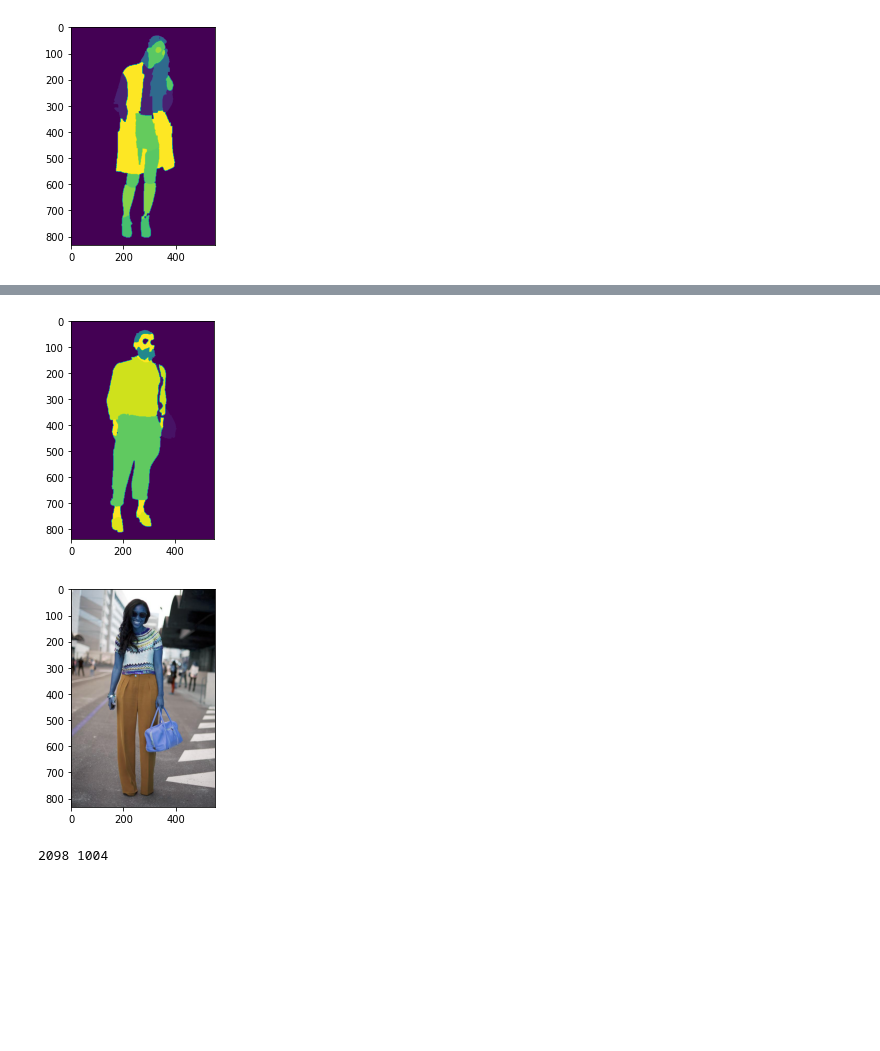
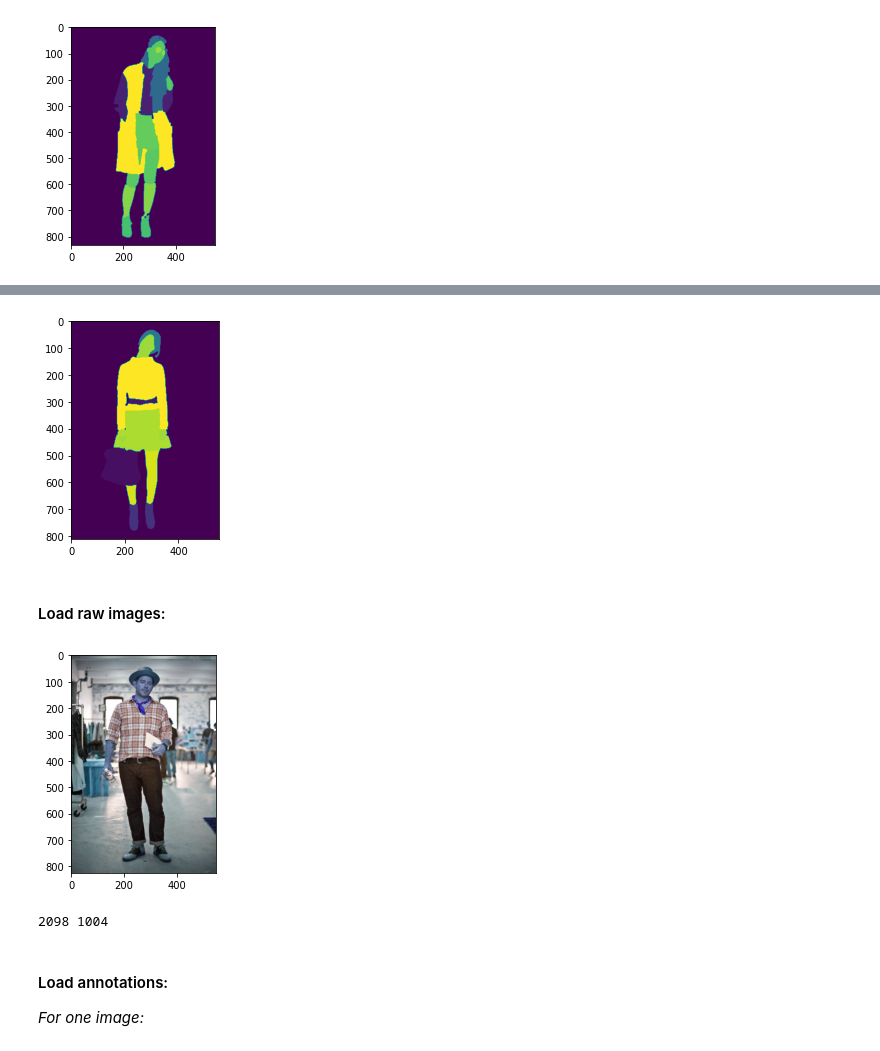
Before and after one commit to Farida-Hamid/Subtract-The-Model, a Jupyter notebook: Prep-Visualise-Data.ipynb, the cells around one changed output, grey strips where cells are left out. Drawn from its saved outputs; the diff is of its cells as text; code cells hidden in the pictures; blank space fills up the shorter version.

Commit message:
Load and visualize all data.

```diff
--- a/Prep-Visualise-Data.ipynb
+++ b/Prep-Visualise-Data.ipynb
@@ -9,5 +9,5 @@ import cv2
 # %%
 data_path = '/Users/farida/Documents/subtract-model/clothing-co-parsing/'
 
-seg = sio.loadmat(data_path + 'annotations/pixel-level/0001.mat')
+segs = sio.loadmat(data_path + 'annotations/pixel-level/0001.mat')
 # %%
@@ -23,9 +40,11 @@ for image in os.listdir(data_path):
         data = sio.loadmat(data_path + image)
         seg.append(data['groundtruth'])
 # %%
-imgplot = plt.imshow(seg[1])
+imgplot = plt.imshow(seg[0])
 # %% [output]
-[figure, old version]
+[figure, new version]
+# %% [markdown]
+#### Load raw images:
 # %%
 data_path = '/Users/farida/Documents/subtract-model/clothing-co-parsing/photos/'
 raw = []
@@ -34,10 +53,14 @@ for image in os.listdir(data_path):
     if os.path.isfile(os.path.join(data_path, image)):
         raw.append(cv2.imread(data_path+image))
 # %%
-imgplot = plt.imshow(raw[19])
+imgplot = plt.imshow(raw[0])
 # %% [output]
-[figure, old version]
+[figure, new version]
 # %%
 print(len(raw), len(seg))
 # %% [output]
 2098 1004
+# %% [markdown]
+#### Load annotations:
+
+*For one image:*
```
Also changed, not shown: parts of 8 cells of this notebook, 1 other file.
